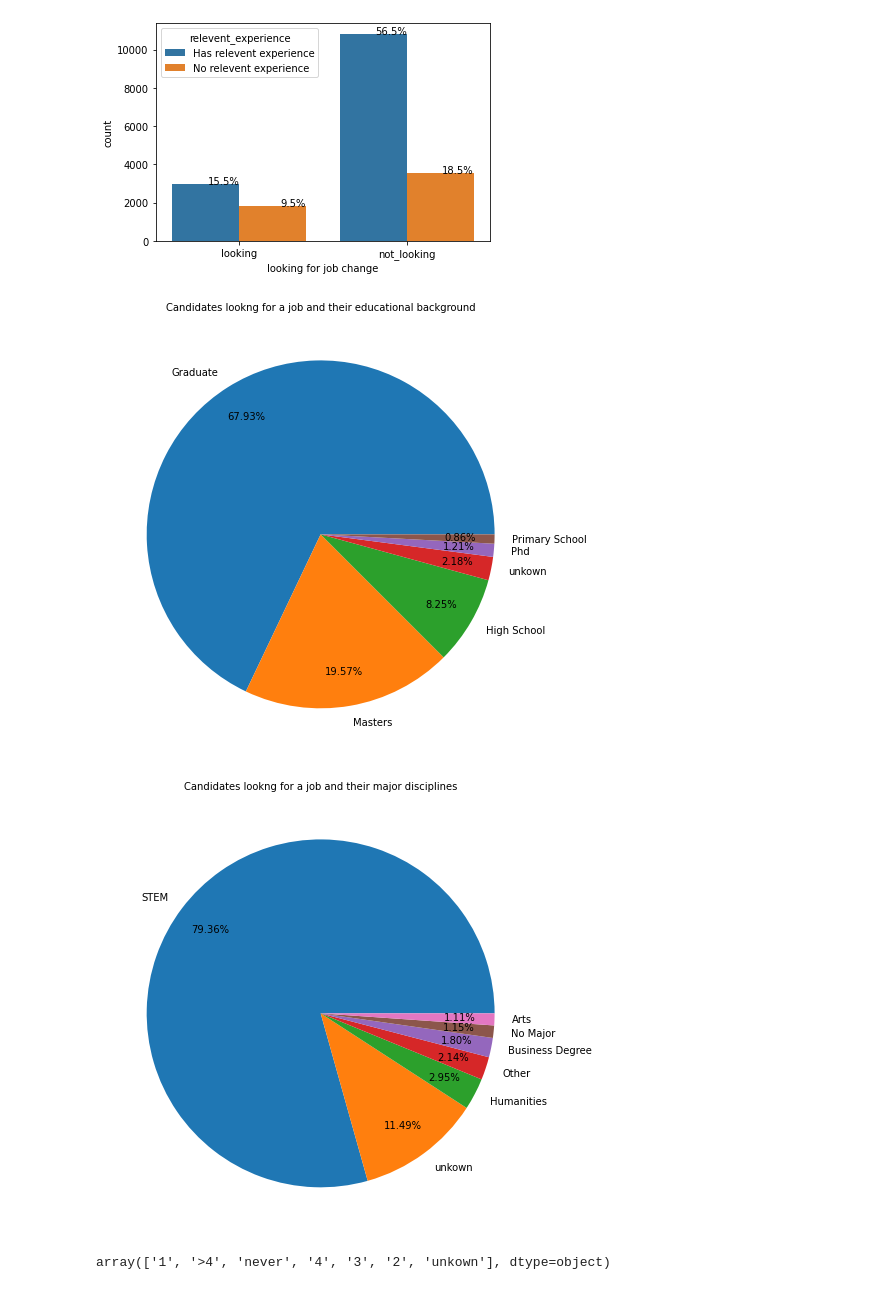
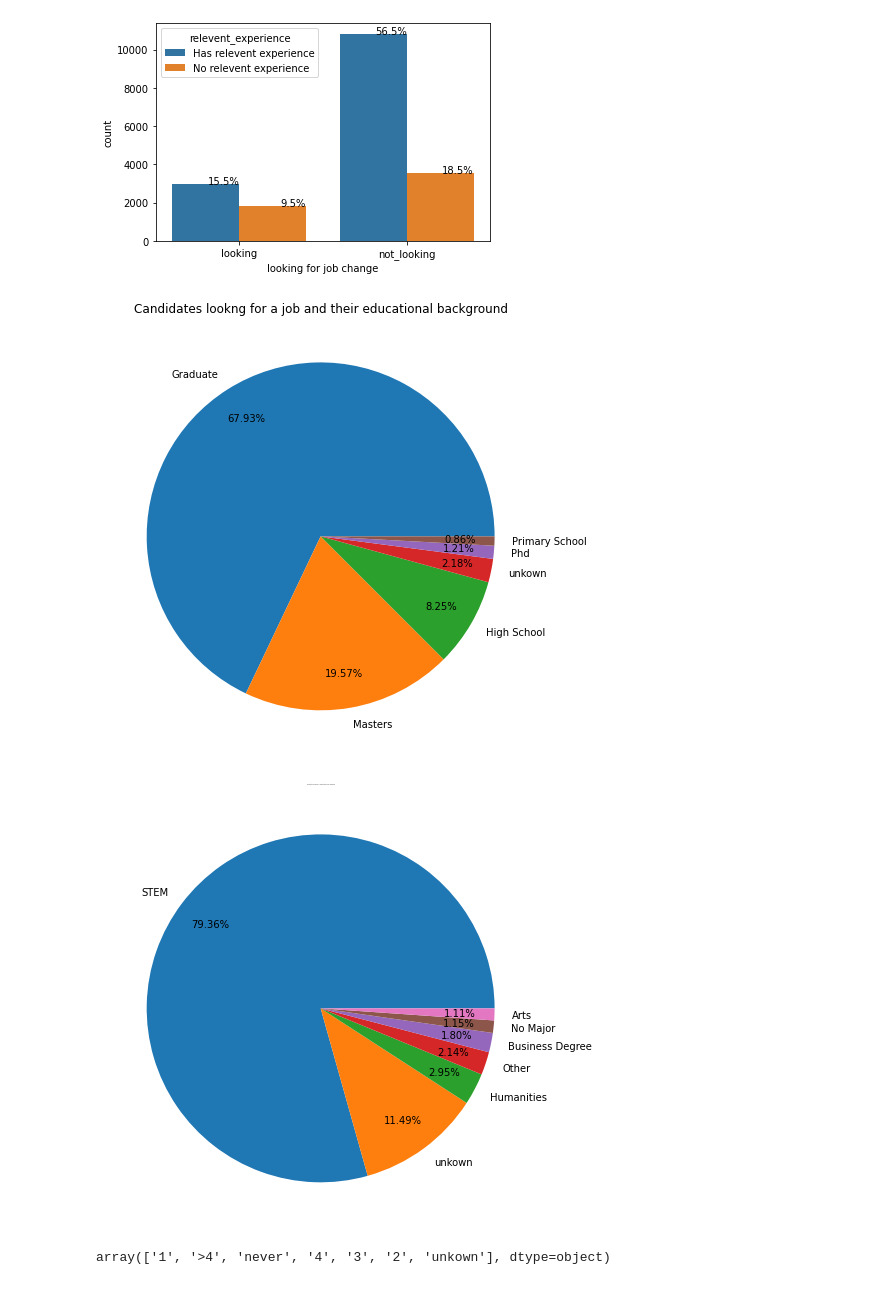
Before and after one commit to elenacramer/HR_Analysis, a Jupyter notebook: hr_analytics_first_view.ipynb, the cells around one changed output. Cells and saved outputs as stored; diff of their text form; code cells hidden in the pictures.

Commit message:
titles size changed

```diff
--- a/hr_analytics_first_view.ipynb
+++ b/hr_analytics_first_view.ipynb
@@ -61,22 +61,22 @@ values = education_level.value_counts()
 labels = values.keys()
 bar,ax = plt.subplots(figsize=(8,8))
 plt.pie(x = values, labels = labels , autopct="%.2f%%",pctdistance=0.8)
-plt.title('Candidates lookng for a job and their educational background', fontsize=10);
+plt.title('Candidates lookng for a job and their educational background', fontsize=12);
 plt.savefig("blog/education_target1.png")
 plt.show()
 # %% [output]
-[figure, old version]
+[figure, new version]
 # %%
 major_discipline = df[df['target'] == 1]['major_discipline']
 values = major_discipline.value_counts()
 labels = values.keys()
 bar,ax = plt.subplots(figsize=(8,8))
 plt.pie(x = values, labels = labels , autopct="%.2f%%",pctdistance=0.8)
-plt.title('Candidates lookng for a job and their major disciplines', fontsize=10)
+plt.title('Candidates lookng for a job and their major disciplines', fontsize=1)
 plt.savefig("blog/major_discipline_target1.png")
 plt.show()
 # %% [output]
-[figure, old version]
+[figure, new version]
 # %%
 df["last_new_job"].unique()
 # %% [output]
```
Also changed, not shown: 2 other files.
